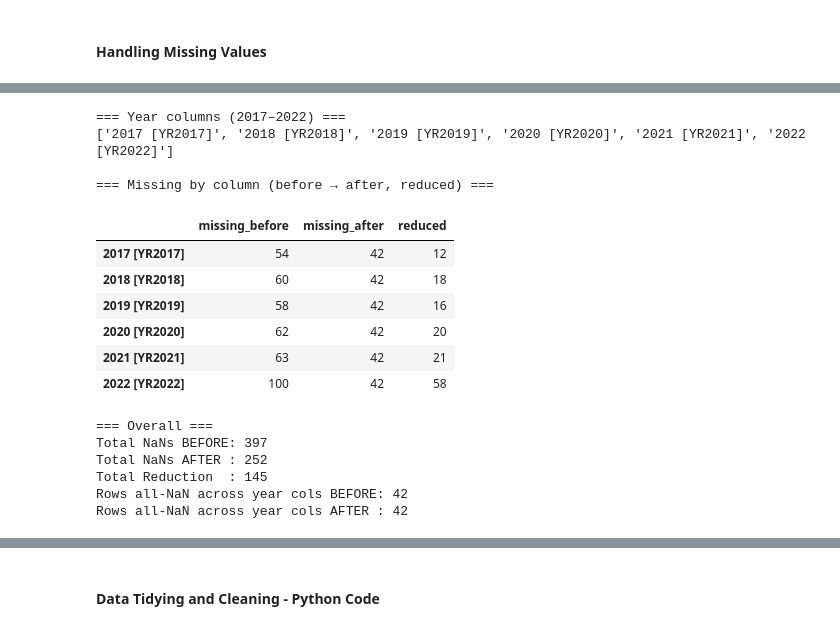
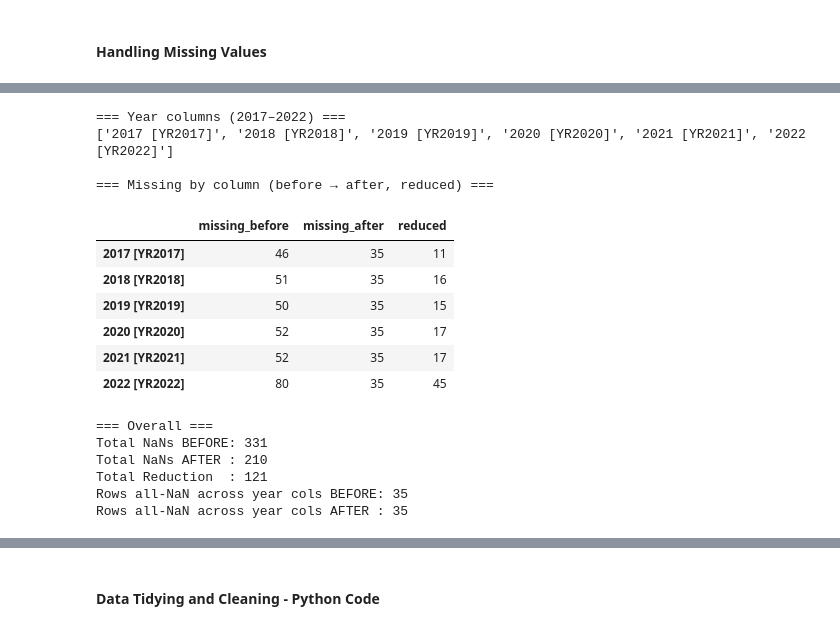
Before and after one commit to i11g/Data-Science-Project, a Jupyter notebook: Data.ipynb, the cells around one changed output, grey strips where cells are left out. Drawn from its saved outputs; the diff is of its cells as text; code cells hidden in the pictures.

```diff
--- a/Data.ipynb
+++ b/Data.ipynb
@@ -928,3 +954,46 @@ Data columns (total 16 columns):
  15  2024 [YR2024]  266 non-null    object
 dtypes: object(16)
 memory usage: 34.0+ KB
+# %%
+def clean_worldbank_df(df, country_col="Country Name", last_country="Zimbabwe"):
+    """
+    Cleans a World Bank dataset by:
+    - Dropping fully empty rows
+    - Keeping only rows from the start until the last country (e.g., Zimbabwe)
+    - Resetting the index
+
+    Parameters
+    ----------
+    df : pd.DataFrame
+        The dataset to clean
+    country_col : str
+        Name of the column containing country names
+    last_country : str
+        The last valid country in the dataset (default: 'Zimbabwe')
+
+    Returns
+    -------
+    pd.DataFrame
+        Cleaned dataset
+    """
+    # Remove completely empty rows
+    df = df.dropna(how="all")
+
+    # Keep only up to last_country
+    last_country_idx = df[df[country_col] == last_country].index
+    if not last_country_idx.empty:
+        df = df.loc[:last_country_idx[0]]
+
+    # Reset index
+    df = df.reset_index(drop=True)
+
+    return df
+
+# Apply to all datasets
+gdp_df = clean_worldbank_df(gdp_df)
+edu_df = clean_worldbank_df(edu_df)
+gov_df = clean_worldbank_df(gov_df)
+res_df = clean_worldbank_df(res_df)
+
+# Quick check
+print(gdp_df.tail())
@@ -1115,22 +1202,23 @@ Rows all-NaN across year cols AFTER : 12
 # %%
 df_edu_clean, edu_report = clean_interp_2017_2022(edu_df)
+df_edu_clean.to_csv("tables/df_edu_clean.csv")
 # %% [output]
 === Year columns (2017–2022) ===
 ['2017 [YR2017]', '2018 [YR2018]', '2019 [YR2019]', '2020 [YR2020]', '2021 [YR2021]', '2022 [YR2022]']
 
 === Missing by column (before → after, reduced) ===
 |  | missing_before | missing_after | reduced |
-| 2017 [YR2017] | 54 | 42 | 12 |
-| 2018 [YR2018] | 60 | 42 | 18 |
-| 2019 [YR2019] | 58 | 42 | 16 |
-| 2020 [YR2020] | 62 | 42 | 20 |
-| 2021 [YR2021] | 63 | 42 | 21 |
-| 2022 [YR2022] | 100 | 42 | 58 |
+| 2017 [YR2017] | 46 | 35 | 11 |
+| 2018 [YR2018] | 51 | 35 | 16 |
+| 2019 [YR2019] | 50 | 35 | 15 |
+| 2020 [YR2020] | 52 | 35 | 17 |
+| 2021 [YR2021] | 52 | 35 | 17 |
+| 2022 [YR2022] | 80 | 35 | 45 |
 === Overall ===
-Total NaNs BEFORE: 397
-Total NaNs AFTER : 252
-Total Reduction  : 145
-Rows all-NaN across year cols BEFORE: 42
-Rows all-NaN across year cols AFTER : 42
+Total NaNs BEFORE: 331
+Total NaNs AFTER : 210
+Total Reduction  : 121
+Rows all-NaN across year cols BEFORE: 35
+Rows all-NaN across year cols AFTER : 35
 # %%
 df_gov_clean, gov_report = clean_interp_2017_2022(gov_df)
```
Also changed, not shown: parts of 58 cells of this notebook, 13 other files.
